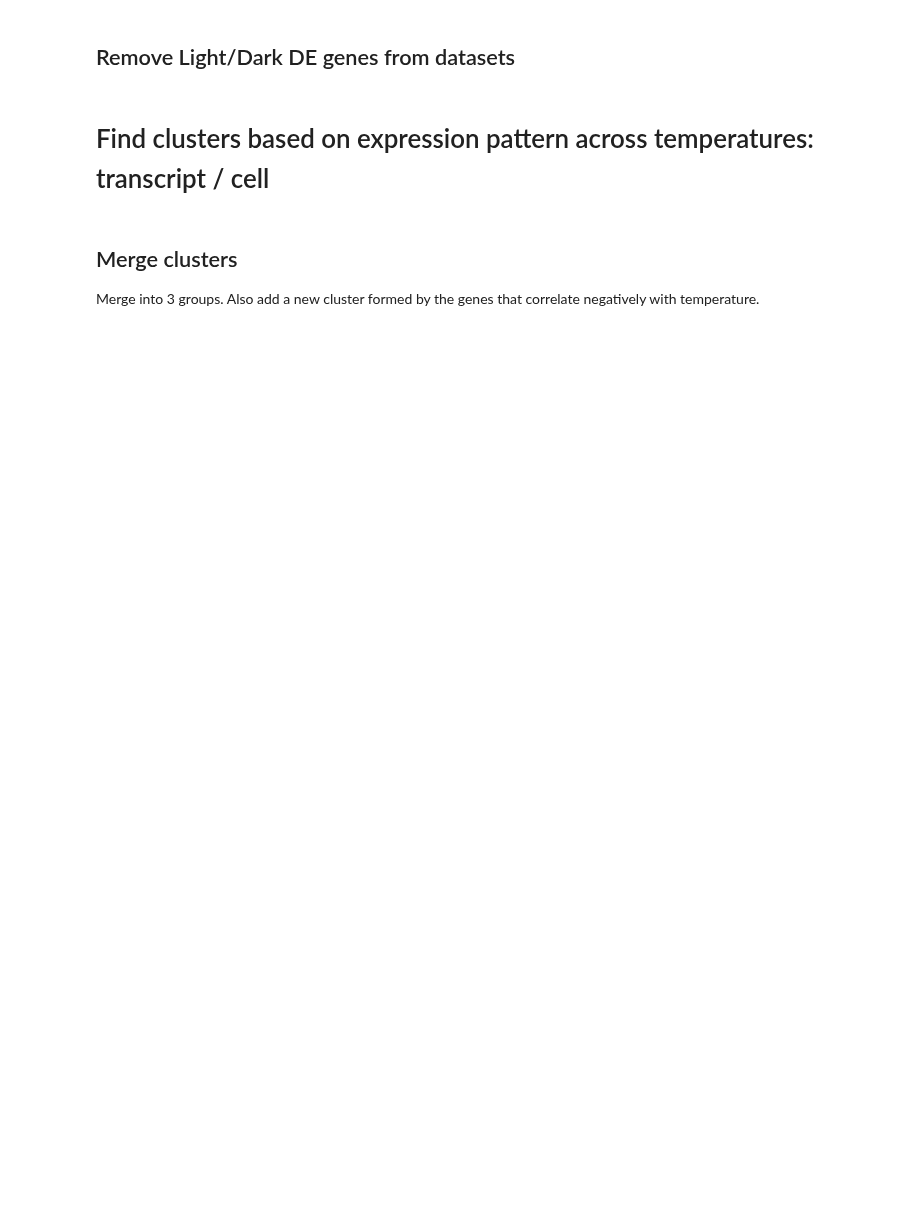
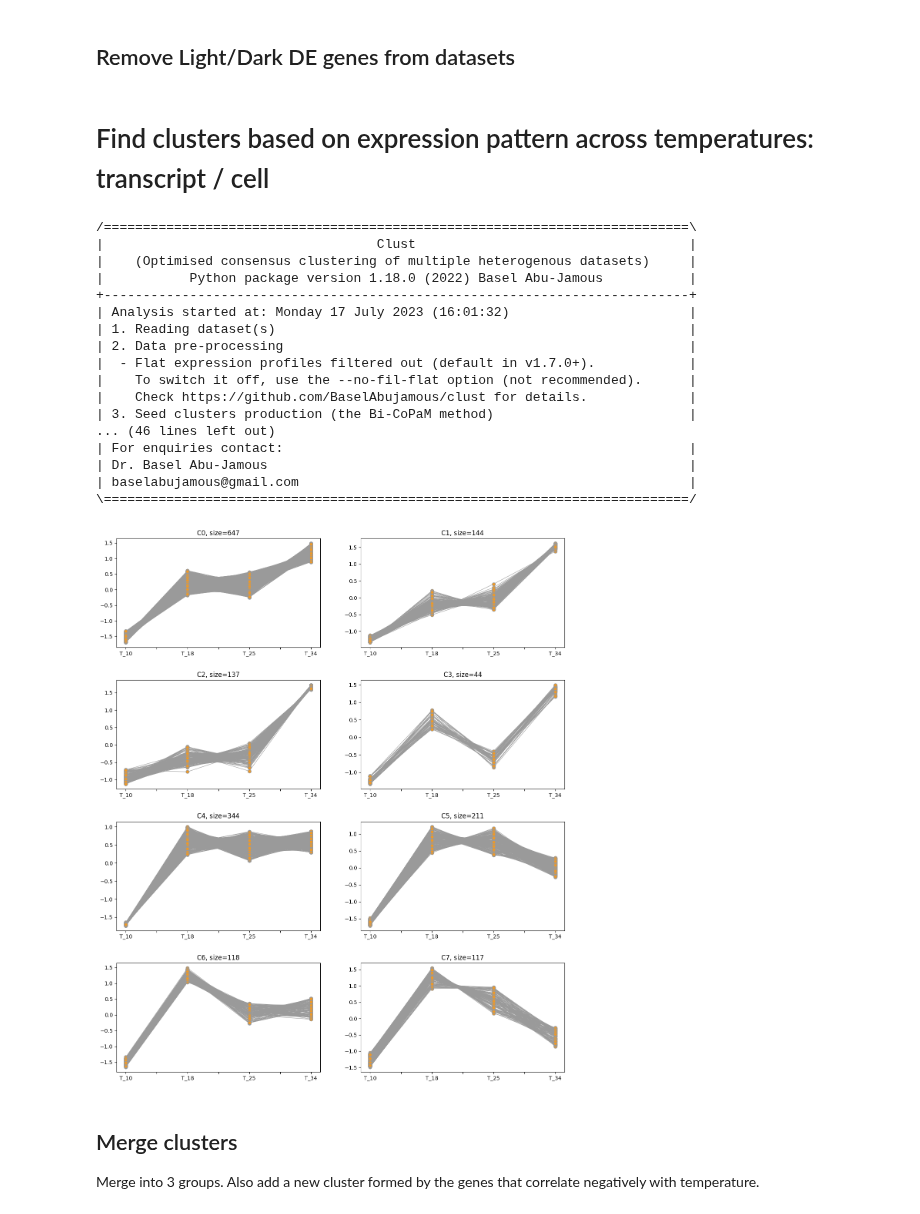
Before and after one commit to Robaina/Dokdonia, a Jupyter notebook: 3_clustering_tc.ipynb, the cells around one changed output. Drawn from its saved outputs; the diff is of its cells as text; code cells hidden in the pictures; blank space fills up the shorter version.

```diff
--- a/3_clustering_tc.ipynb
+++ b/3_clustering_tc.ipynb
@@ -50,4 +59,4 @@ sample_meta.head()
 # %%
-TC = DE.get_transcript_cell(counts, sample_meta, ["D_25_R1"]).set_index("index")
+TC = DE.get_transcript_cell(counts, sample_meta, ["D_25_R1", "D_18_R2", "L_10_R1"]).set_index("index")
 TC.to_csv(data_dir / "processed" / "DokdoniaMED134_TC.tsv", sep="\t")
 TC.head()
@@ -67,23 +85,42 @@ TCnoDE = TC.loc[(
 # %%
 # Using Transcripts/cell
 clust_tightness = 3
 res_id = 'CLUSTER_ONLY_TEMP_DE_GENES_NEW_TRANSCRIPT_CELL_ZSCORES'
 workdir = os.path.join(os.getcwd(), data_dir / 'clust_input')
 outdir = os.path.join(os.getcwd(), results_dir / 'clust' / res_id)
 
 clusters_TCZ = CA.getGeneClusters(TCnoDE,path_to_wd=workdir,
                               out_dir=outdir,
                               cluster_tightness=clust_tightness,
                               normalization_file='clust_normalization_only_zscores.txt',
-                              replicates_file='clust_replicates_merged_L_D_volume.txt',
+                              replicates_file='clust_replicates_merged_L_D_noD18L10.txt',  # 'clust_replicates_merged_L_D_volume.txt
                               scaling_factor=1e5)
 
 # Plot clusters
 plot_cluster_data_TCZ = pd.read_csv(os.path.join(
     os.getcwd(),results_dir / "clust" / f'{res_id}/Processed_Data/clust_input.tsv_processed.tsv'),
     sep='\t', index_col='Genes')
 
-# VI.plotClusters(plot_cluster_data_TCZ, clusters_TCZ)
+VI.plotClusters(plot_cluster_data_TCZ, clusters_TCZ)
+# %% [output]
+/===========================================================================\
+|                                   Clust                                   |
+|    (Optimised consensus clustering of multiple heterogenous datasets)     |
+|           Python package version 1.18.0 (2022) Basel Abu-Jamous           |
++---------------------------------------------------------------------------+
+| Analysis started at: Monday 17 July 2023 (16:01:32)                       |
+| 1. Reading dataset(s)                                                     |
+| 2. Data pre-processing                                                    |
+|  - Flat expression profiles filtered out (default in v1.7.0+).            |
+|    To switch it off, use the --no-fil-flat option (not recommended).      |
+|    Check https://github.com/BaselAbujamous/clust for details.             |
+| 3. Seed clusters production (the Bi-CoPaM method)                         |
+... (46 lines left out)
+| For enquiries contact:                                                    |
+| Dr. Basel Abu-Jamous                                                      |
+| baselabujamous@gmail.com                                                  |
+\===========================================================================/
+[figure, added]
 # %% [markdown]
 ## Merge clusters
 
```
Also changed, not shown: parts of 7 cells of this notebook, 28 other files.
